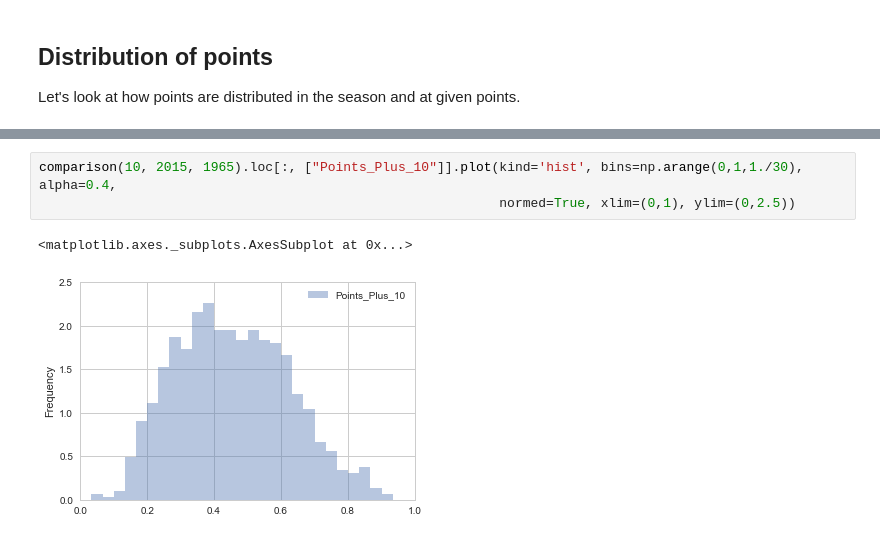
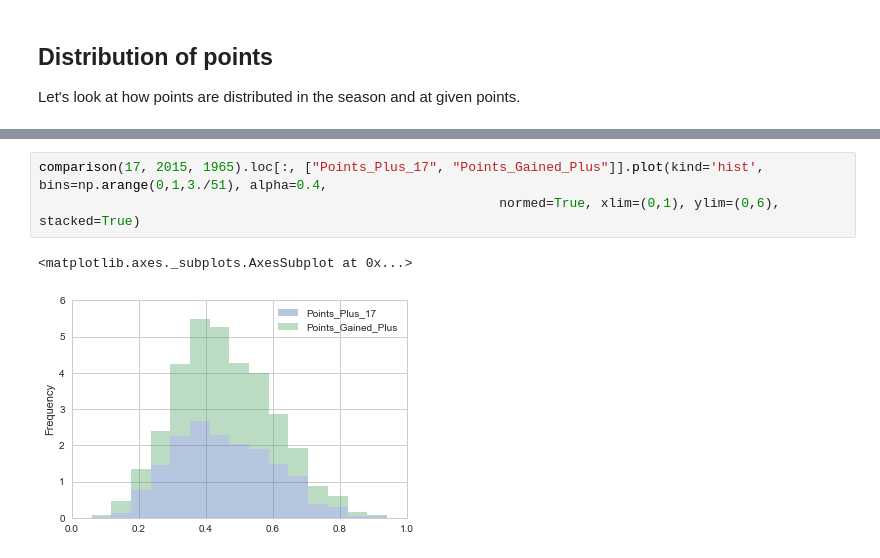
Before and after one commit to apbecker/Bundesliga_Analysis, a Jupyter notebook: Data_Analysis.ipynb, the cells around one changed output, grey strips where cells are left out. Cells and saved outputs as stored; diff of their text form.

Commit message:
Distribution of points during the season

```diff
--- a/Data_Analysis.ipynb
+++ b/Data_Analysis.ipynb
@@ -516,6 +534,6 @@ Let's look at how points are distributed in the season and at given points.
 # %%
-comparison(10, 2015, 1965).loc[:, ["Points_Plus_10"]].plot(kind='hist', bins=np.arange(0,1,1./30), alpha=0.4,
-                                                           normed=True, xlim=(0,1), ylim=(0,2.5))
+comparison(17, 2015, 1965).loc[:, ["Points_Plus_17", "Points_Gained_Plus"]].plot(kind='hist', bins=np.arange(0,1,3./51), alpha=0.4,
+                                                           normed=True, xlim=(0,1), ylim=(0,6), stacked=True)
 # %% [output]
 <matplotlib.axes._subplots.AxesSubplot at 0x...>
-[figure, old version]
+[figure, new version]
```
Also changed, not shown: parts of 6 cells of this notebook.
